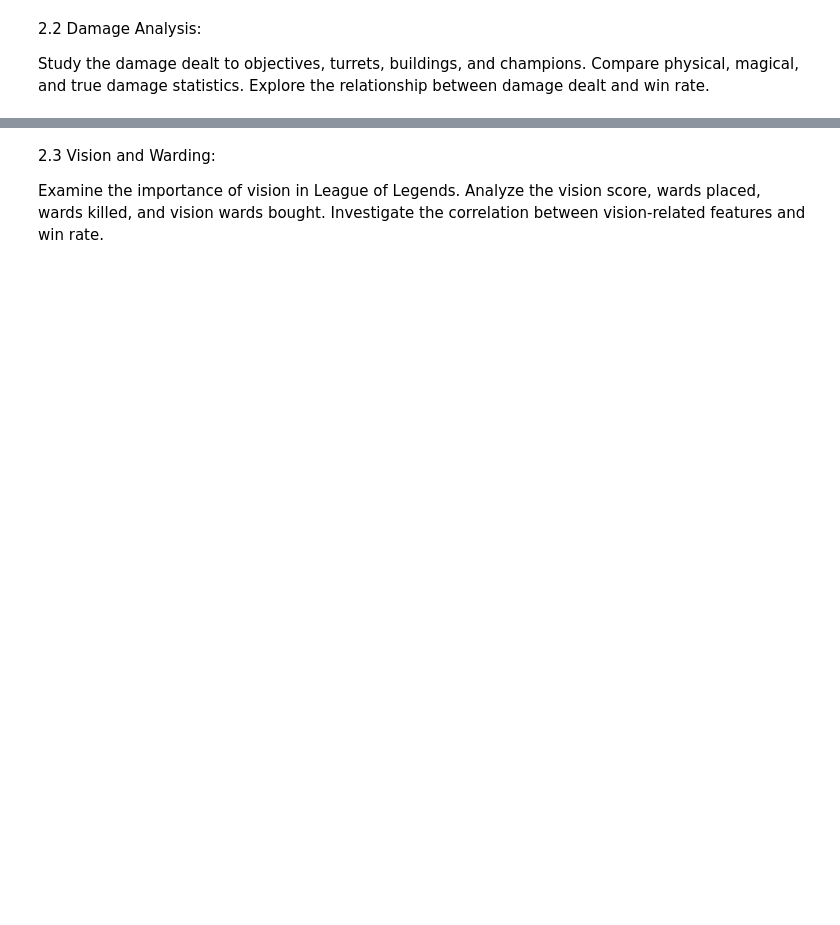
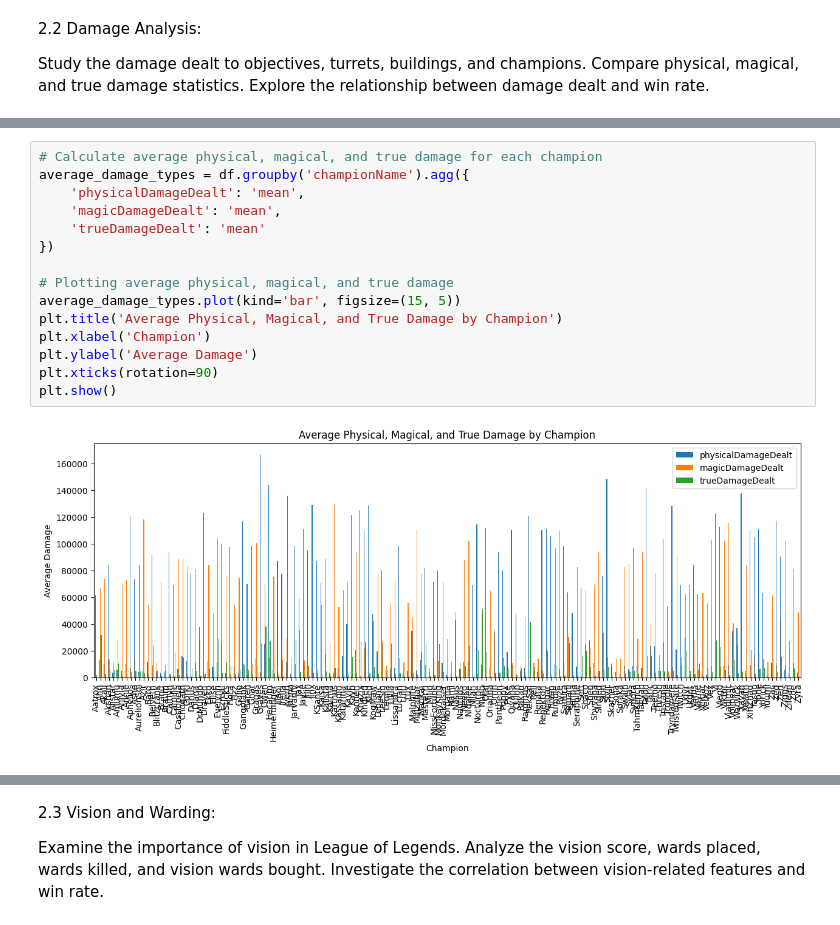
Before and after one commit to sushiselite/League-DA, a Jupyter notebook: EDA/Notebook.ipynb, the cells around one changed output, grey strips where cells are left out. Saved outputs shown, nothing was run; the diff lists cells and outputs as text; blank space fills up the shorter version.

```diff
--- a/EDA/Notebook.ipynb
+++ b/EDA/Notebook.ipynb
@@ -306,0 +387,17 @@ Explore the relationship between damage dealt and win rate.
+# %%
+# Calculate average physical, magical, and true damage for each champion
+average_damage_types = df.groupby('championName').agg({
+    'physicalDamageDealt': 'mean',
+    'magicDamageDealt': 'mean',
+    'trueDamageDealt': 'mean'
+})
+
+# Plotting average physical, magical, and true damage
+average_damage_types.plot(kind='bar', figsize=(15, 5))
+plt.title('Average Physical, Magical, and True Damage by Champion')
+plt.xlabel('Champion')
+plt.ylabel('Average Damage')
+plt.xticks(rotation=90)
+plt.show()
+# %% [output]
+[figure, added]
```
Also changed, not shown: parts of 10 cells of this notebook.
